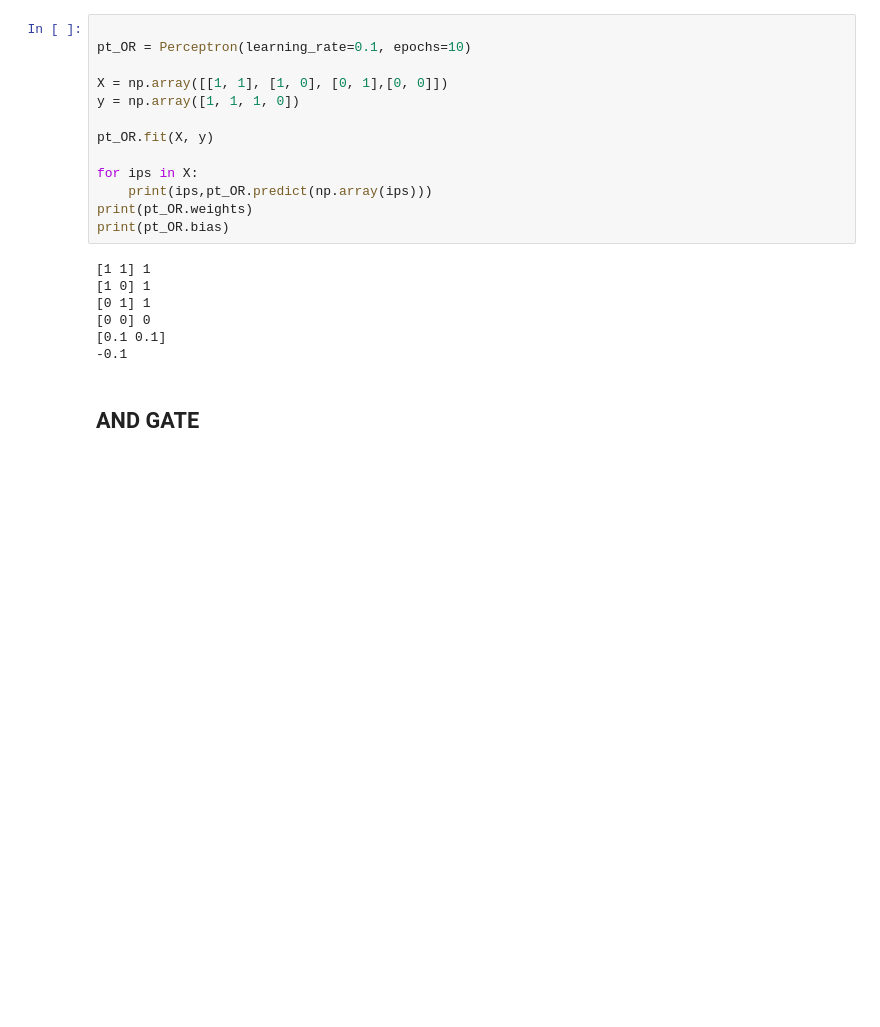
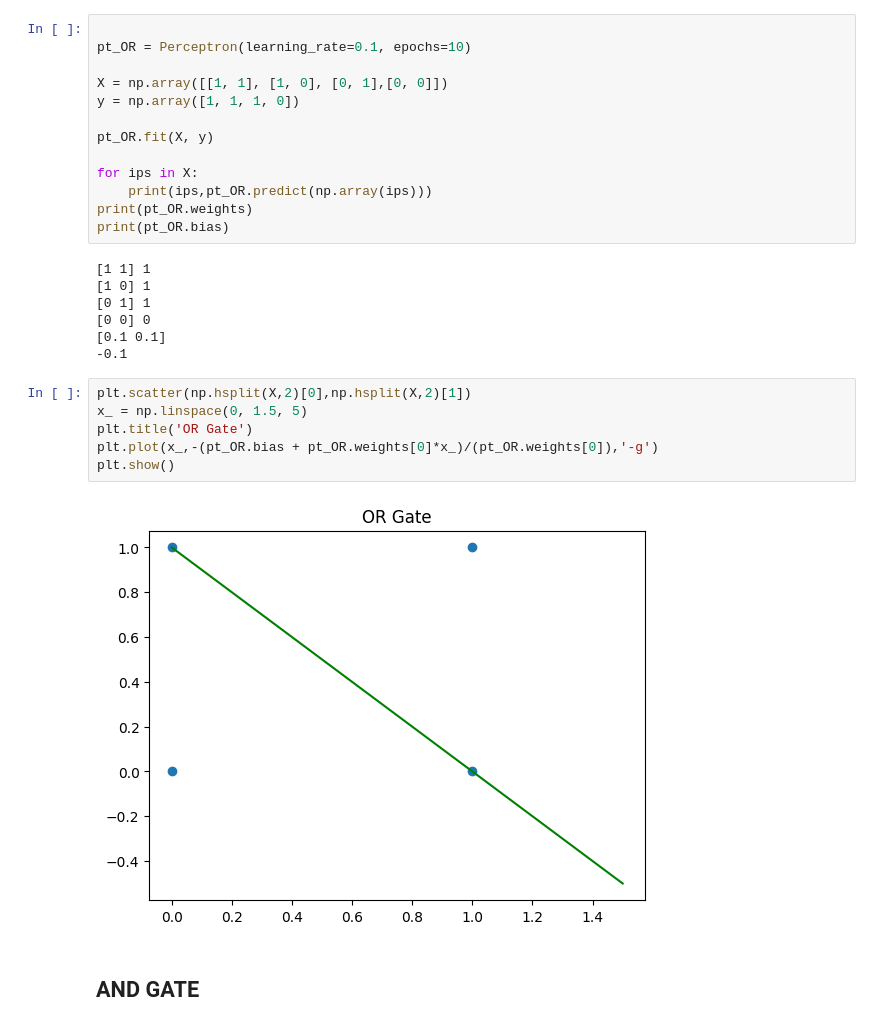
Before and after one commit to Programmer-Bose/Computational_Intelligence, a Jupyter notebook: Perceptron/test.ipynb, the cells around one changed output. Drawn from its saved outputs; the diff is of its cells as text; blank space fills up the shorter version.

Commit message:
plot added

```diff
--- a/Perceptron/test.ipynb
+++ b/Perceptron/test.ipynb
@@ -23,6 +24,14 @@ print(pt_OR.bias)
 [0 0] 0
 [0.1 0.1]
 -0.1
+# %%
+plt.scatter(np.hsplit(X,2)[0],np.hsplit(X,2)[1])
+x_ = np.linspace(0, 1.5, 5)
+plt.title('OR Gate')
+plt.plot(x_,-(pt_OR.bias + pt_OR.weights[0]*x_)/(pt_OR.weights[0]),'-g')
+plt.show()
+# %% [output]
+[figure, added]
 # %% [markdown]
 <h2> AND GATE
 # %%
```
Also changed, not shown: parts of 4 cells of this notebook, 1 other file.
